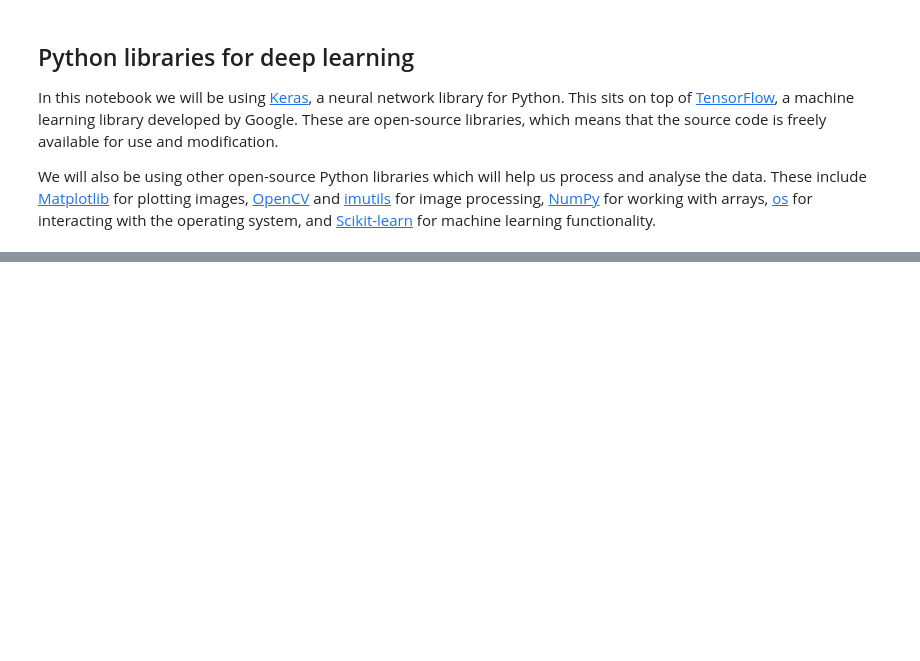
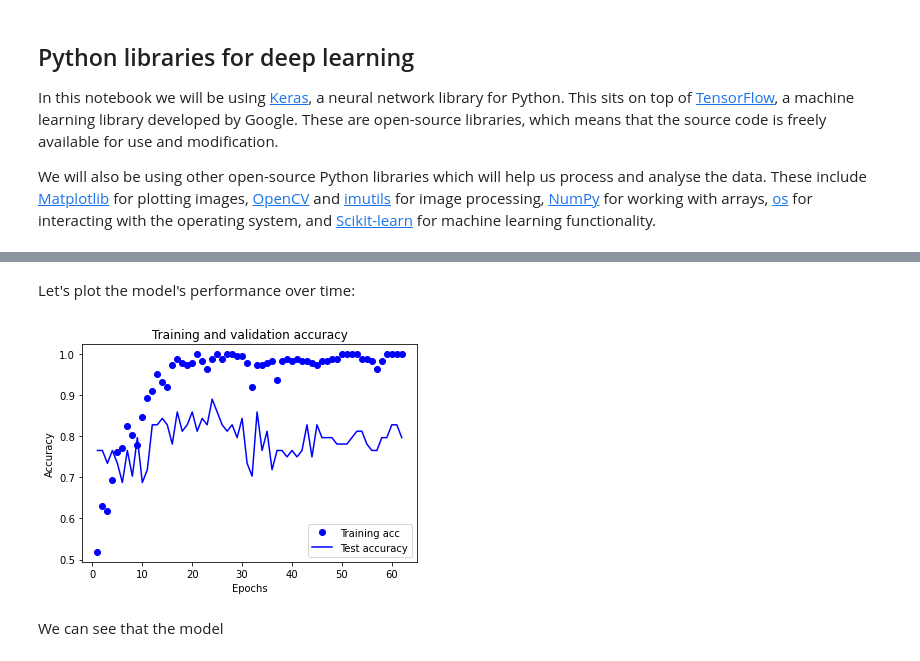
Before and after one commit to plymouth-neuroimaging/research-academy, a Jupyter notebook: 03_Keras/neural_networks.ipynb, the cells around one changed output, grey strips where cells are left out. Saved outputs shown, nothing was run; the diff lists cells and outputs as text; code cells hidden in the pictures; blank space fills up the shorter version.

```diff
--- a/03_Keras/neural_networks.ipynb
+++ b/03_Keras/neural_networks.ipynb
@@ -51,0 +177,2 @@ For a quick example of using deep learning in Python for medical imaging, we wil
+# %%
+IMG_SIZE = (224, 224)
@@ -51,0 +221,9 @@ For a quick example of using deep learning in Python for medical imaging, we wil
+# %%
+# Turn y into a binary label
+y = np.array([1 if label == "yes" else 0 for label in y])
+
+# Reshape X to have 1 channel
+X = X.reshape(X.shape[0], IMG_SIZE[0], IMG_SIZE[1], 1)
+
+# Split
+X_train, X_test, y_train, y_test = train_test_split(X, y, test_size = 0.25)
@@ -51,0 +292,11 @@ For a quick example of using deep learning in Python for medical imaging, we wil
+# %%
+early_stopping_cb = tf.keras.callbacks.EarlyStopping(patience=50,
+                                                     restore_best_weights=True)
+
+history = model.fit(X_train,
+                    y_train,
+                    epochs=250,
+                    batch_size=8,
+                    validation_data=(X_test, y_test),
+                    callbacks=[early_stopping_cb],
+                    verbose=1)
@@ -51,0 +321,21 @@ For a quick example of using deep learning in Python for medical imaging, we wil
+# %% [markdown]
+Let's plot the model's performance over time:
+# %%
+history_dict = history.history
+
+acc_values = history_dict["accuracy"]
+val_acc_values = history_dict["val_accuracy"]
+epochs = range(1, len(acc_values) + 1)
+
+plt.plot(epochs, acc_values, "bo", label="Training acc")
+plt.plot(epochs, val_acc_values, "b", label="Test accuracy")
+plt.title("Training and validation accuracy")
+plt.xlabel("Epochs")
+plt.ylabel("Accuracy")
+plt.legend()
+
+plt.show()
+# %% [output]
+[figure, added]
+# %% [markdown]
+We can see that the model
```
Also changed, not shown: parts of 33 cells of this notebook.
